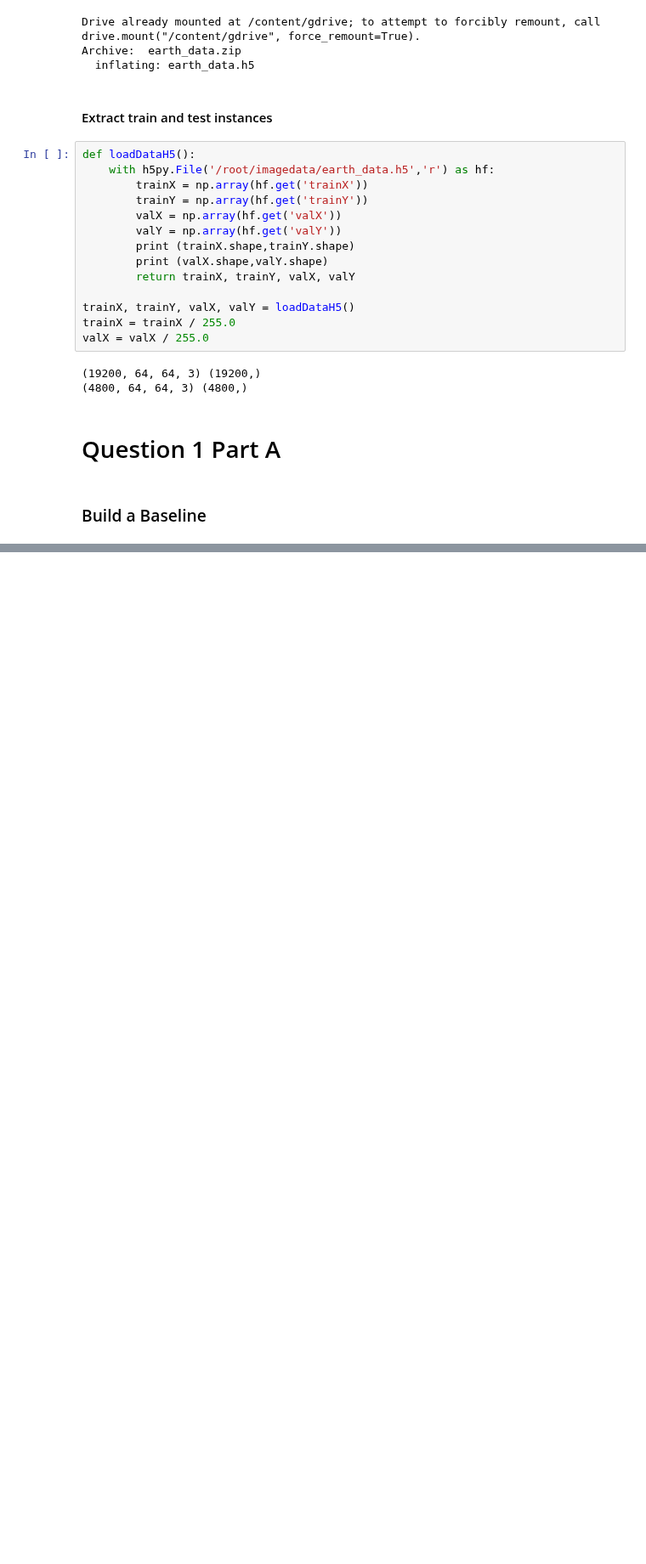
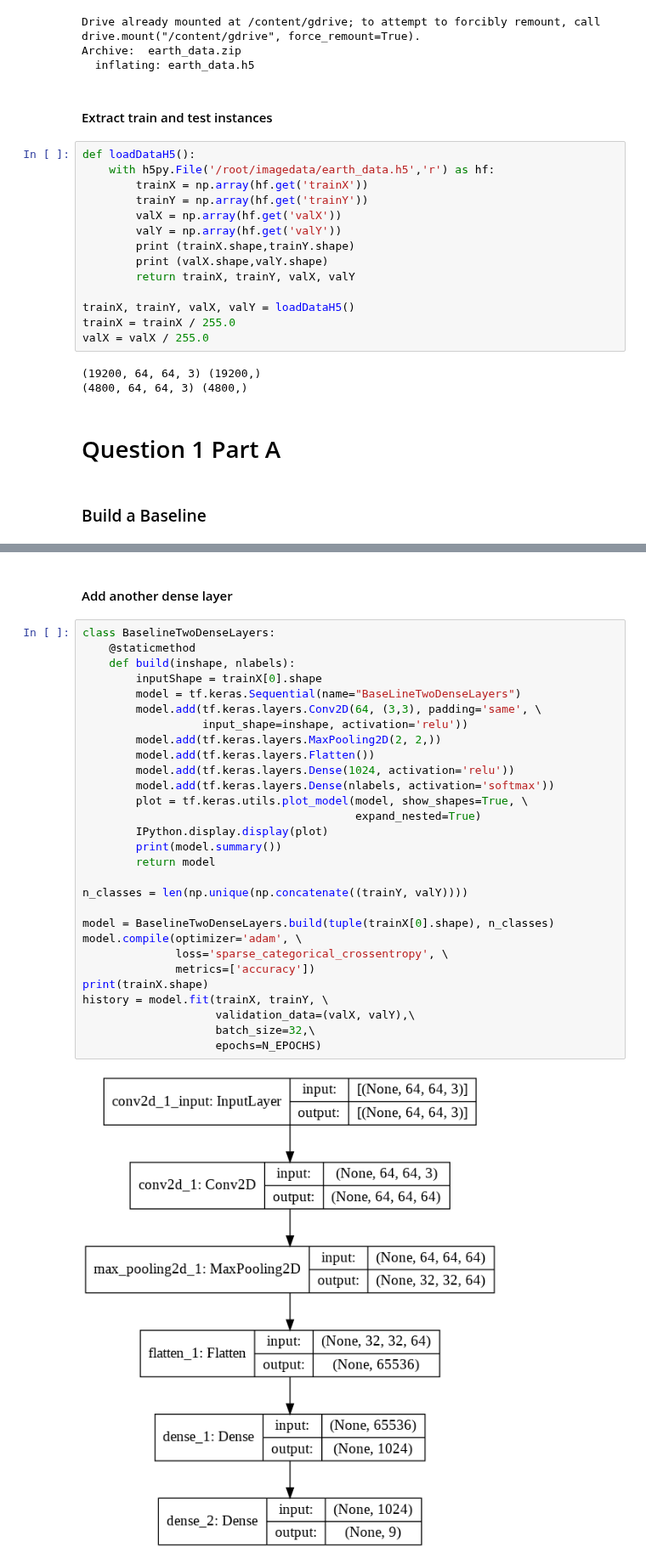
Before and after one commit to rajbircit/assignments, a Jupyter notebook: dl_a2/dl_assignment2_master.ipynb, the cells around one changed output, grey strips where cells are left out. Shown at 85% size. Saved outputs shown, nothing was run; the diff lists cells and outputs as text; blank space fills up the shorter version.

```diff
--- a/dl_a2/dl_assignment2_master.ipynb
+++ b/dl_a2/dl_assignment2_master.ipynb
@@ -180,0 +193,33 @@ print(trainX.shape)
+# %% [markdown]
+#### Add another dense layer
+# %%
+class BaselineTwoDenseLayers:
+    @staticmethod
+    def build(inshape, nlabels):
+        inputShape = trainX[0].shape
+        model = tf.keras.Sequential(name="BaseLineTwoDenseLayers")
+        model.add(tf.keras.layers.Conv2D(64, (3,3), padding='same', \
+                  input_shape=inshape, activation='relu'))
+        model.add(tf.keras.layers.MaxPooling2D(2, 2,))
+        model.add(tf.keras.layers.Flatten())
+        model.add(tf.keras.layers.Dense(1024, activation='relu'))
+        model.add(tf.keras.layers.Dense(nlabels, activation='softmax'))
+        plot = tf.keras.utils.plot_model(model, show_shapes=True, \
+                                         expand_nested=True)
+        IPython.display.display(plot)
+        print(model.summary())
+        return model
+
+n_classes = len(np.unique(np.concatenate((trainY, valY))))
+
+model = BaselineTwoDenseLayers.build(tuple(trainX[0].shape), n_classes)
+model.compile(optimizer='adam', \
+              loss='sparse_categorical_crossentropy', \
+              metrics=['accuracy'])
+print(trainX.shape)
+history = model.fit(trainX, trainY, \
+                    validation_data=(valX, valY),\
+                    batch_size=32,\
+                    epochs=N_EPOCHS)
+# %% [output]
+[figure, added]
```
Also changed, not shown: parts of 12 cells of this notebook.
